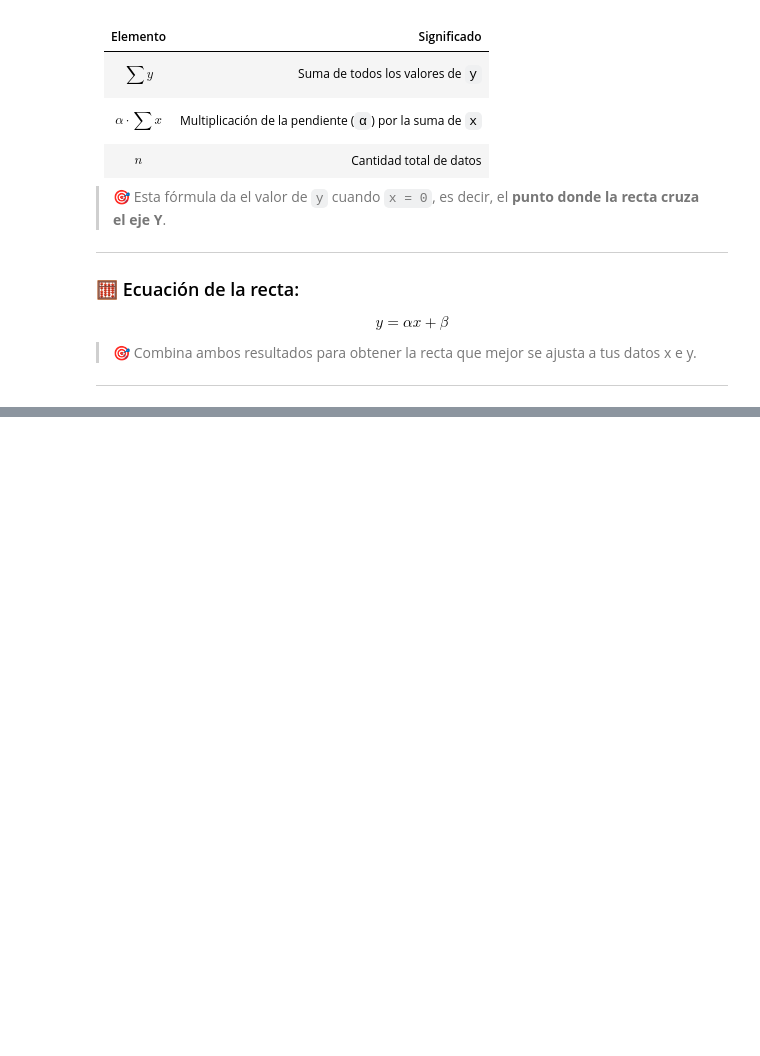
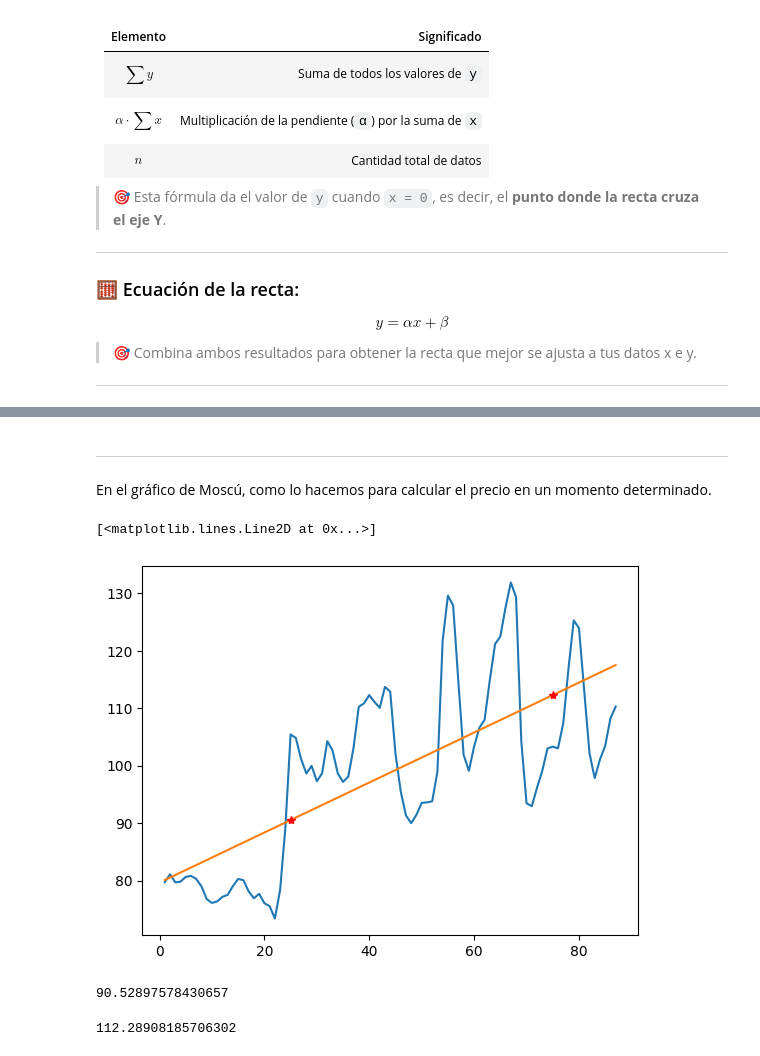
Before and after one commit to DanielRaiicHu/numPy, a Jupyter notebook: numPy.ipynb, the cells around one changed output, grey strips where cells are left out. Saved outputs shown, nothing was run; the diff lists cells and outputs as text; code cells hidden in the pictures; blank space fills up the shorter version.

```diff
--- a/numPy.ipynb
+++ b/numPy.ipynb
@@ -796,0 +894,20 @@ $$
+# %% [markdown]
+____________
+# %% [markdown]
+En el gráfico de Moscú, como lo hacemos para calcular el precio en un momento determinado.
+# %%
+plt.plot(fechas,Moscu)
+plt.plot(x,y)
+plt.plot(25,a*25+b,"*r") #25 sería el mes 25
+plt.plot(75,a*75+b,"*r")
+# %% [output]
+[<matplotlib.lines.Line2D at 0x...>]
+[figure, added]
+# %%
+a*25+b #valor de y, que corresponde al valor de la manzana ESTIMADO en determinado momento (mes 25)
+# %% [output]
+90.52897578430657
+# %%
+a*75+b #valor de y, que corresponde al valor de la manzana ESTIMADO en determinado momento (mes 75)
+# %% [output]
+112.28908185706302
```
Also changed, not shown: parts of 15 cells of this notebook.
